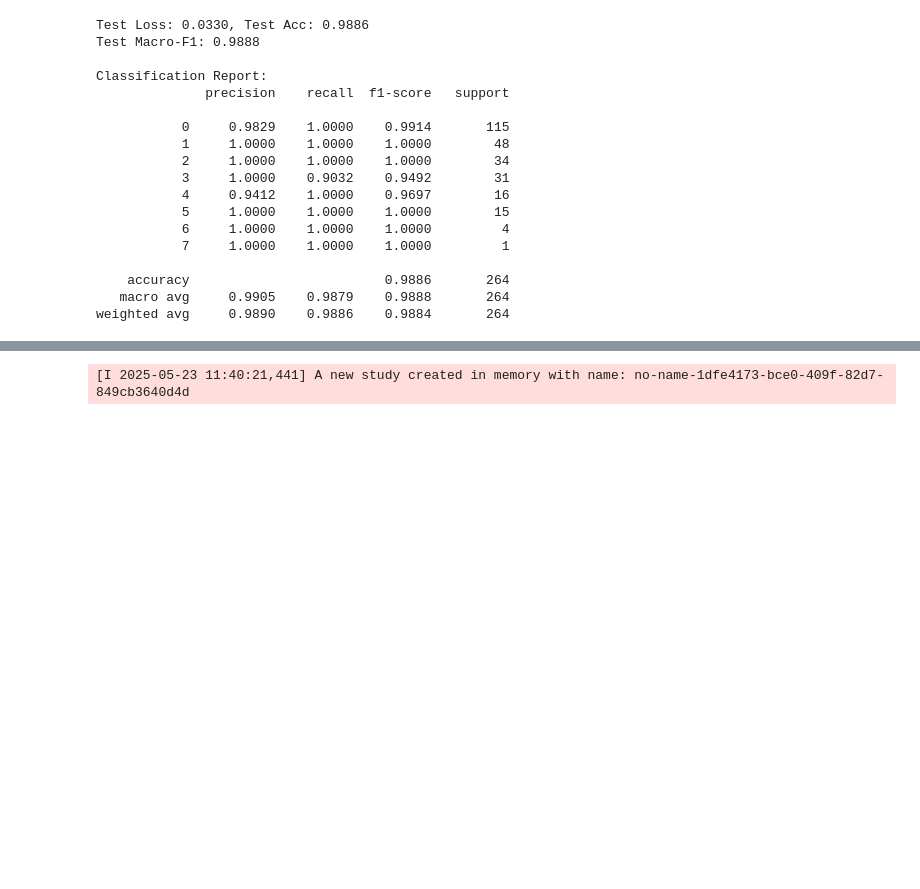
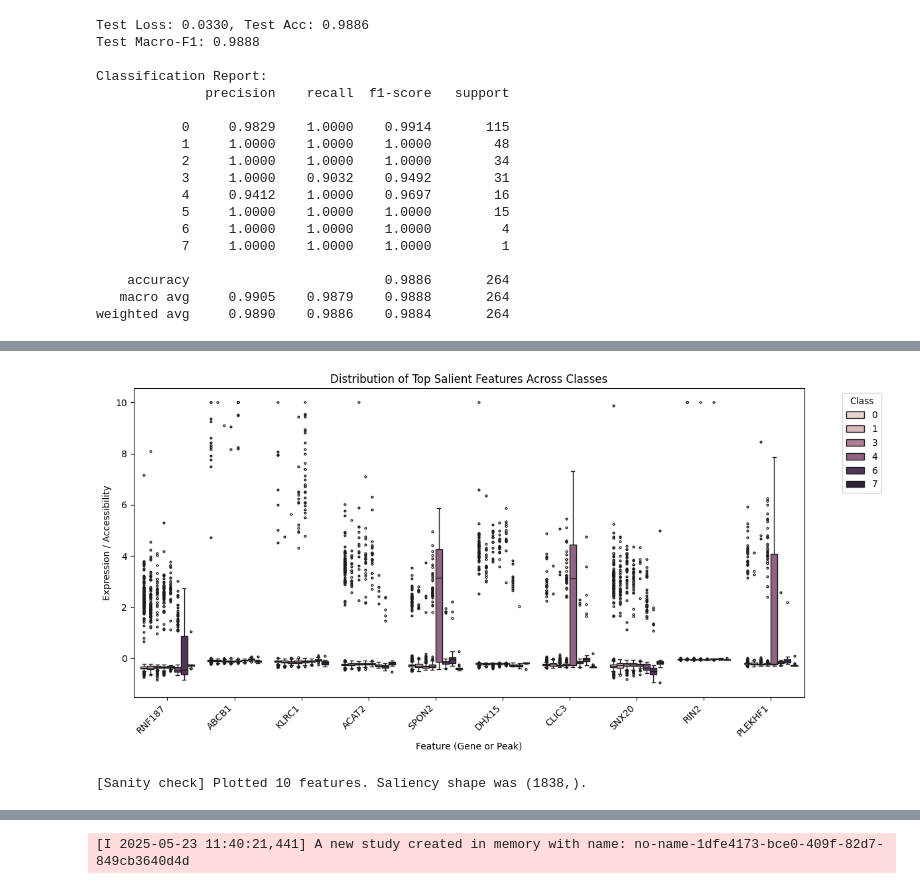
Before and after one commit to Sally332/MM-KPNN-Neural-Network, a Jupyter notebook: scripts/Pipeline_mm-kpnn.ipynb, the cells around one changed output, grey strips where cells are left out. Saved outputs shown, nothing was run; the diff lists cells and outputs as text; code cells hidden in the pictures; blank space fills up the shorter version.

```diff
--- a/scripts/Pipeline_mm-kpnn.ipynb
+++ b/scripts/Pipeline_mm-kpnn.ipynb
@@ -525,0 +522,73 @@ Saliency – min: 2.3588393e-06  mean: 0.0023420246  max: 0.008042811
+# %%
+# 8.1 Feature Distribution Sanity Check (robust to 1D/2D saliency & name/position mismatch)
+
+import numpy as np, pandas as pd, seaborn as sns, matplotlib.pyplot as plt
+
+df_X = adata.to_df()                  # features as columns
+n_cols = df_X.shape[1]                # number of features in AnnData
+feat_names_all = list(adata.var_names)
+
+# ---- 1) Get per-feature saliency scores, robust to shape/orientation
+sal = np.asarray(saliency)
+if sal.ndim == 1:
+    # 1D: already per-feature
+    feat_scores = np.abs(sal)
+elif sal.ndim == 2:
+    # 2D: choose the axis that matches features count if possible; else default to axis=0
+    if sal.shape[1] == n_cols:
+        feat_scores = np.mean(np.abs(sal), axis=0)
+    elif sal.shape[0] == n_cols:
+        feat_scores = np.mean(np.abs(sal), axis=1)
+    else:
+        # fallback: assume features are on axis=0
+        feat_scores = np.mean(np.abs(sal), axis=0)
+else:
+    raise ValueError("Unexpected saliency shape; expected 1D or 2D.")
+
+# Guard length
+if feat_scores.shape[0] != n_cols:
+    # Try to align by truncation to the shortest, preserving order
+    m = min(feat_scores.shape[0], n_cols)
+    feat_scores = feat_scores[:m]
+    feat_names_all = feat_names_all[:m]
+    df_X = df_X.iloc[:, :m]
+
+# ---- 2) Select top-K features
+K = 10
+top_idx = np.argsort(-feat_scores)[:min(K, len(feat_scores))]
+top_names = [feat_names_all[i] for i in top_idx if i < len(feat_names_all)]
+
+# If we somehow got <2 names, extend with next salient ones available in df_X
+ptr = K
+order = np.argsort(-feat_scores)
+while len(top_names) < min(K, n_cols) and ptr < len(order):
+    name_j = feat_names_all[order[ptr]]
+    if name_j in df_X.columns and name_j not in top_names:
+        top_names.append(name_j)
+    ptr += 1
+
+# ---- 3) Build long-form dataframe and plot
+df_sel = df_X[top_names].copy()
+df_sel["class"] = labels  # or adata.obs["cell_type"]
+
+df_long = df_sel.melt(id_vars="class", var_name="Feature", value_name="Expression")
+
+plt.figure(figsize=(12,6))
+sns.boxplot(data=df_long, x="Feature", y="Expression", hue="class", fliersize=2)
+plt.title("Distribution of Top Salient Features Across Classes")
+plt.xlabel("Feature (Gene or Peak)")
+plt.ylabel("Expression / Accessibility")
+plt.xticks(rotation=45, ha="right")
+plt.legend(title="Class", bbox_to_anchor=(1.05, 1), loc="upper left")
+plt.tight_layout()
+plt.show()
+
+print(f"[Sanity check] Plotted {len(top_names)} features. Saliency shape was {sal.shape}.")
+
+# Rationale:
+# • Validate that the top salient input features identified by gradient-based saliency
+# • show biologically meaningful variation across predicted classes.
+# • Ensures that high-saliency signals correspond to true biological differences, not noise.
+# %% [output]
+[figure, added]
+[Sanity check] Plotted 10 features. Saliency shape was (1838,).
```
Also changed, not shown: parts of 22 cells of this notebook, 1 other file.
